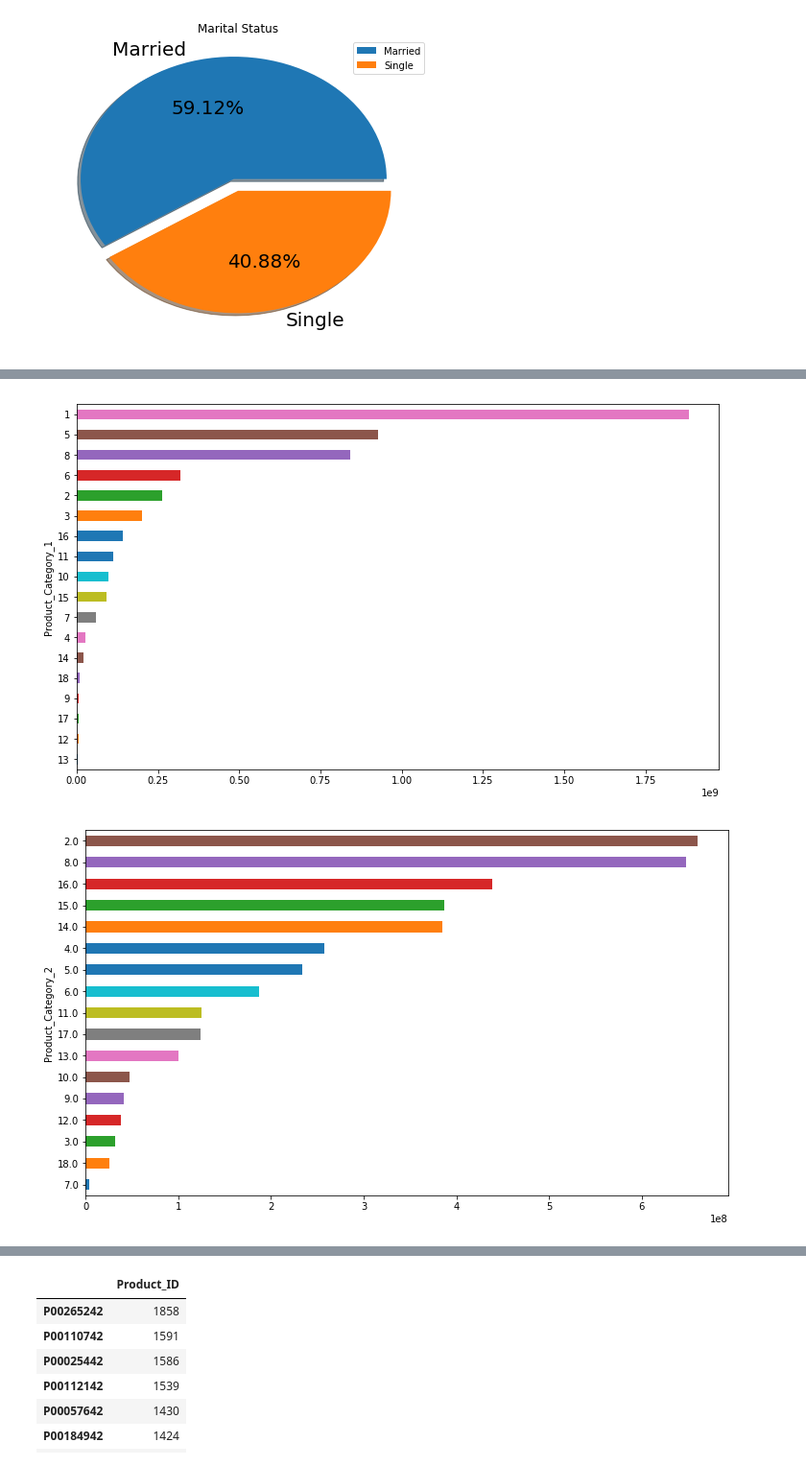
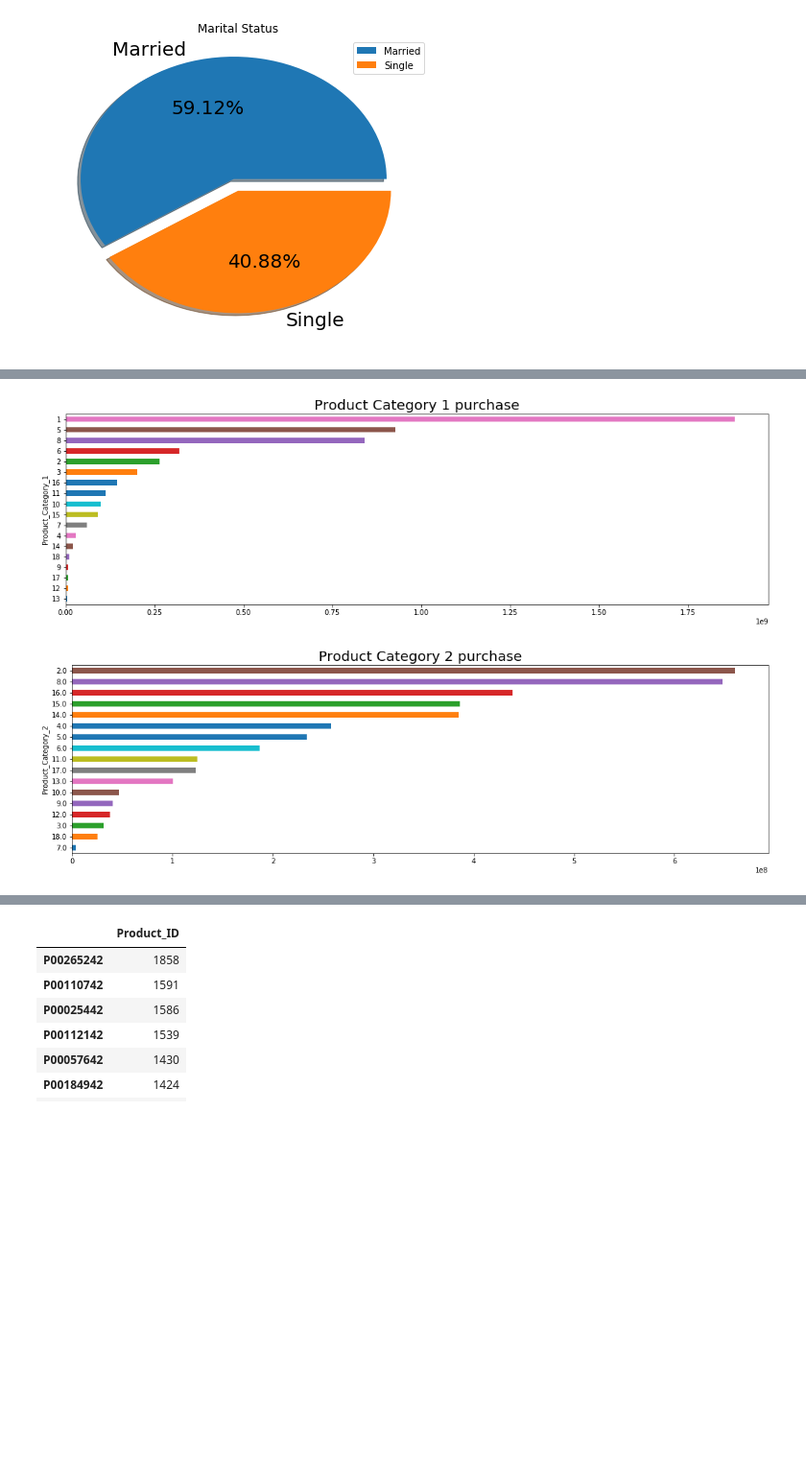
Before and after one commit to BraidyWu/black-friday, a Jupyter notebook: black_friday.ipynb, the cells around one changed output, grey strips where cells are left out. Shown at 96% size. Drawn from its saved outputs; the diff is of its cells as text; code cells hidden in the pictures; blank space fills up the shorter version.

```diff
--- a/black_friday.ipynb
+++ b/black_friday.ipynb
@@ -240,18 +242,21 @@ plt.show()
 # %%
 # Products
-fig, ax = plt.subplots(figsize=(12,7))
-temp = df.groupby('Product_Category_1')['Purchase'].sum().sort_values()
-temp.plot.barh()
+fig, ax = plt.subplots(figsize=(18,5))
+product_1_purchase = df.groupby('Product_Category_1')['Purchase'].sum().sort_values()
+product_1_purchase.plot.barh()
+ax.set_title('Product Category 1 purchase', fontsize=20)
 
-fig, ax = plt.subplots(figsize=(12,7))
-temp = df.groupby('Product_Category_2')['Purchase'].sum().sort_values()
-temp.plot.barh()
+fig, ax = plt.subplots(figsize=(18,5))
+product_2_purchase = df.groupby('Product_Category_2')['Purchase'].sum().sort_values()
+product_2_purchase.plot.barh()
+ax.set_title('Product Category 2 purchase', fontsize=20)
 
-fig, ax = plt.subplots(figsize=(12,7))
-temp = df.groupby('Product_Category_3')['Purchase'].sum().sort_values()
-temp.plot.barh()
+fig, ax = plt.subplots(figsize=(18,5))
+product_3_purchase = df.groupby('Product_Category_3')['Purchase'].sum().sort_values()
+product_3_purchase.plot.barh()
+ax.set_title('Product Category 3 purchase', fontsize=20)
 
 plt.show()
 # %% [output]
-[figure, old version]
+[figure, new version]
-[figure, old version]
+[figure, new version]
```
Also changed, not shown: parts of 13 cells of this notebook.
